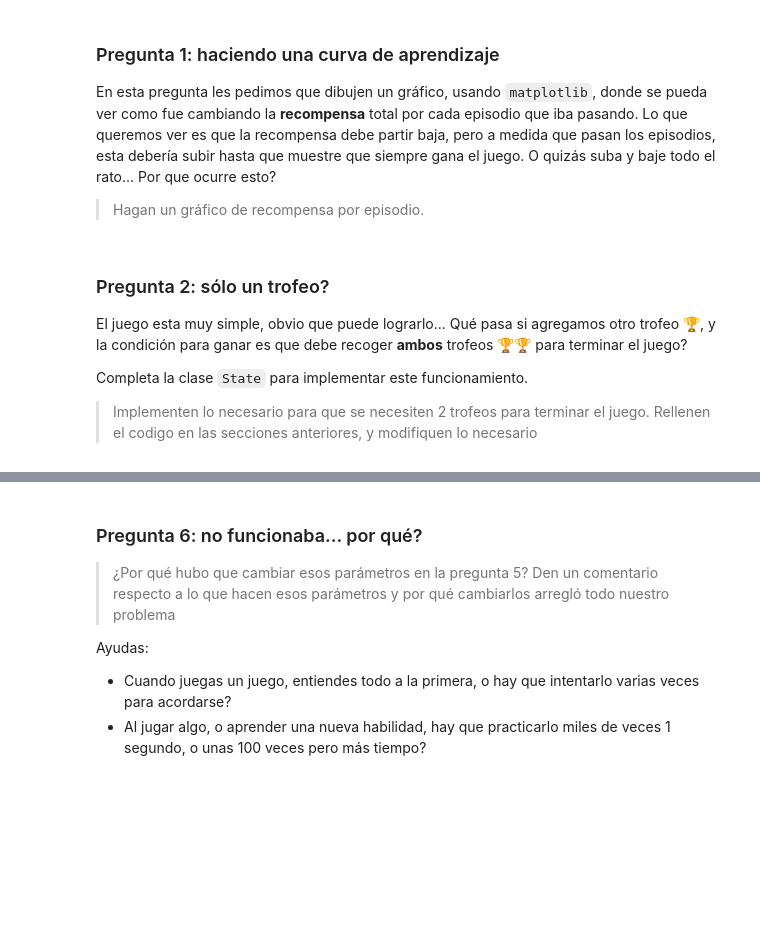
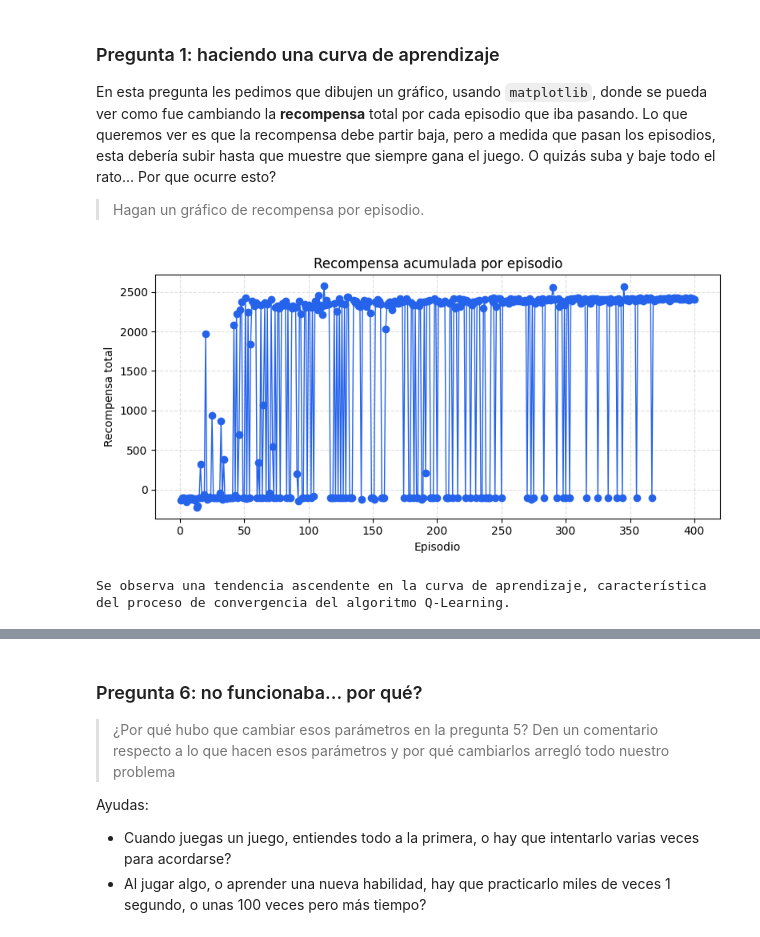
Before and after one commit to Kanitops/Tarea-4-IA, a Jupyter notebook: Tarea 4 - RL - Q-Learning - Solucion.ipynb, the cells around one changed output, grey strips where cells are left out. Saved outputs shown, nothing was run; the diff lists cells and outputs as text; code cells hidden in the pictures; blank space fills up the shorter version.

```diff
--- a/Tarea 4 - RL - Q-Learning - Solucion.ipynb
+++ b/Tarea 4 - RL - Q-Learning - Solucion.ipynb
@@ -668,24 +755,19 @@ En esta pregunta les pedimos que dibujen un gráfico, usando `matplotlib`, donde
 # %%
 # Respuesta pregunta 1
 import matplotlib.pyplot as plt
 
 episodes = list(range(1, len(training_rewards) + 1))
 plt.figure(figsize=(8, 4))
 plt.plot(episodes, training_rewards, color='#2563eb', marker='o', linewidth=1)
 plt.title('Recompensa acumulada por episodio')
 plt.xlabel('Episodio')
 plt.ylabel('Recompensa total')
 plt.grid(True, linestyle='--', alpha=0.4)
 plt.tight_layout()
 plt.show()
 
-tendencia = 'sube' if training_rewards[-1] >= training_rewards[0] else 'baja'
-print(f"La curva {tendencia} porque el agente explora al inicio y luego consolida la politica óptima.")
+tendencia = 'ascendente' if training_rewards[-1] >= training_rewards[0] else 'descendente'
+print(f"Se observa una tendencia {tendencia} en la curva de aprendizaje, característica del proceso de convergencia del algoritmo Q-Learning.")
+# %% [output]
+[figure, added]
+Se observa una tendencia ascendente en la curva de aprendizaje, característica del proceso de convergencia del algoritmo Q-Learning.
-# %% [markdown]
-### Pregunta 2: sólo un trofeo?
-
-El juego esta muy simple, obvio que puede lograrlo... Qué pasa si agregamos otro trofeo 🏆, y la condición para ganar es que debe recoger **ambos** trofeos 🏆🏆 para terminar el juego?
-
-Completa la clase `State` para implementar este funcionamiento.
-
-> Implementen lo necesario para que se necesiten 2 trofeos para terminar el juego. Rellenen el codigo en las secciones anteriores, y modifiquen lo necesario
```
Also changed, not shown: parts of 28 cells of this notebook, 3 other files.
